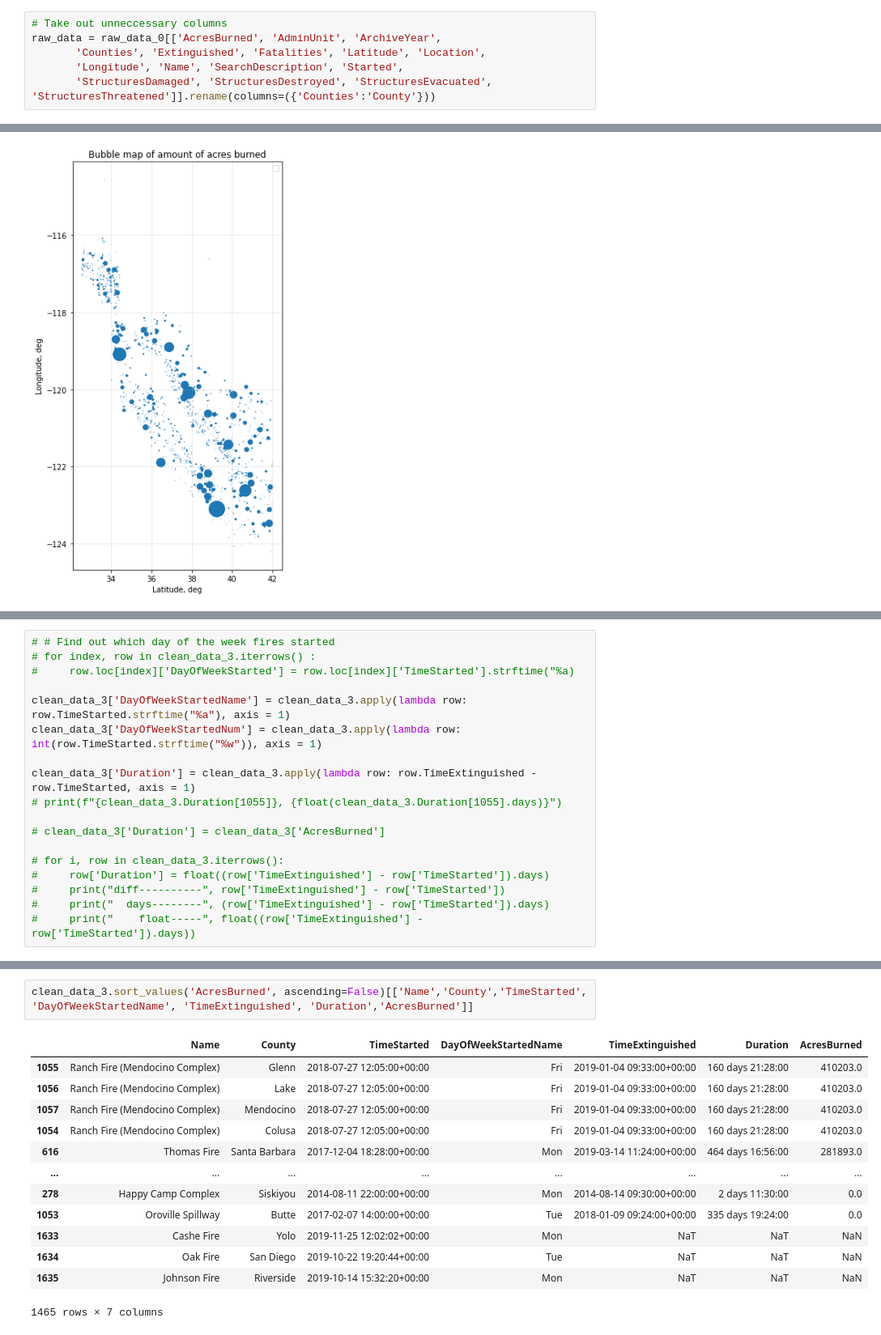
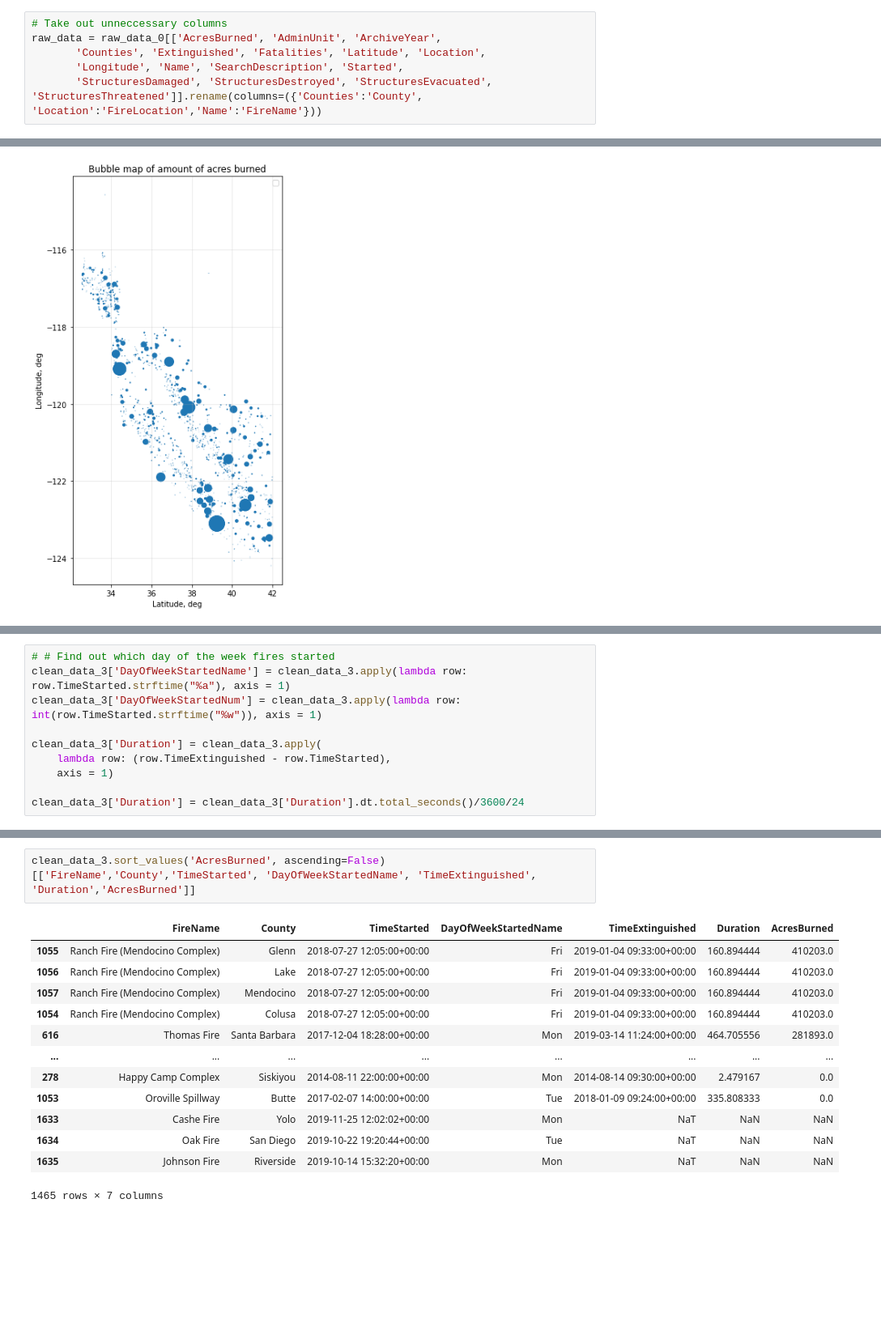
Before and after one commit to i-am-phoenix/project3, a Jupyter notebook: eda_IM.ipynb, the cells around one changed output, grey strips where cells are left out. Shown at 81% size. Cells and saved outputs as stored; diff of their text form; blank space fills up the shorter version.

Commit message:
finished ETL activities, cnverted data to geoJSON

```diff
--- a/eda_IM.ipynb
+++ b/eda_IM.ipynb
@@ -57,7 +57,7 @@ Index(['AcresBurned', 'Active', 'AdminUnit', 'AirTankers', 'ArchiveYear',
 raw_data = raw_data_0[['AcresBurned', 'AdminUnit', 'ArchiveYear',
        'Counties', 'Extinguished', 'Fatalities', 'Latitude', 'Location',
        'Longitude', 'Name', 'SearchDescription', 'Started',
-       'StructuresDamaged', 'StructuresDestroyed', 'StructuresEvacuated', 'StructuresThreatened']].rename(columns=({'Counties':'County'}))
+       'StructuresDamaged', 'StructuresDestroyed', 'StructuresEvacuated', 'StructuresThreatened']].rename(columns=({'Counties':'County', 'Location':'FireLocation','Name':'FireName'}))
 # %%
 # Review all column stats
 raw_data.describe(include="all")
@@ -201,22 +201,14 @@ See the caveats in the documentation: https://pandas.pydata.org/pandas-docs/stab
 | 1060 | Camp Fire | Butte | 2018-11-08T06:33:00Z | 2018-11-08 06:33:00+00:00 | 2018-11-25T08:00:00Z | 2018-11-25 08:00:00+00:00 | 153336.0 |
 # %%
 # # Find out which day of the week fires started
-# for index, row in clean_data_3.iterrows() :
-#     row.loc[index]['DayOfWeekStarted'] = row.loc[index]['TimeStarted'].strftime("%a)
-
 clean_data_3['DayOfWeekStartedName'] = clean_data_3.apply(lambda row: row.TimeStarted.strftime("%a"), axis = 1)
 clean_data_3['DayOfWeekStartedNum'] = clean_data_3.apply(lambda row: int(row.TimeStarted.strftime("%w")), axis = 1)
 
-clean_data_3['Duration'] = clean_data_3.apply(lambda row: row.TimeExtinguished - row.TimeStarted, axis = 1)
-# print(f"{clean_data_3.Duration[1055]}, {float(clean_data_3.Duration[1055].days)}")
+clean_data_3['Duration'] = clean_data_3.apply(
+    lambda row: (row.TimeExtinguished - row.TimeStarted),
+    axis = 1)
 
-# clean_data_3['Duration'] = clean_data_3['AcresBurned']
-
-# for i, row in clean_data_3.iterrows():
-#     row['Duration'] = float((row['TimeExtinguished'] - row['TimeStarted']).days)
-#     print("diff----------", row['TimeExtinguished'] - row['TimeStarted'])
-#     print("  days--------", (row['TimeExtinguished'] - row['TimeStarted']).days)
-#     print("    float-----", float((row['TimeExtinguished'] - row['TimeStarted']).days))
+clean_data_3['Duration'] = clean_data_3['Duration'].dt.total_seconds()/3600/24
 # %% [output]
 A value is trying to be set on a copy of a slice from a DataFrame.
 Try using .loc[row_indexer,col_indexer] = value instead
@@ -236,18 +233,18 @@ See the caveats in the documentation: https://pandas.pydata.org/pandas-docs/stab
 # %%
-clean_data_3.sort_values('AcresBurned', ascending=False)[['Name','County','TimeStarted', 'DayOfWeekStartedName', 'TimeExtinguished', 'Duration','AcresBurned']]
+clean_data_3.sort_values('AcresBurned', ascending=False)[['FireName','County','TimeStarted', 'DayOfWeekStartedName', 'TimeExtinguished', 'Duration','AcresBurned']]
 # %% [output]
-|  | Name | County | TimeStarted | DayOfWeekStartedName | TimeExtinguished | Duration | AcresBurned |
-| 1055 | Ranch Fire (Mendocino Complex) | Glenn | 2018-07-27 12:05:00+00:00 | Fri | 2019-01-04 09:33:00+00:00 | 160 days 21:28:00 | 410203.0 |
-| 1056 | Ranch Fire (Mendocino Complex) | Lake | 2018-07-27 12:05:00+00:00 | Fri | 2019-01-04 09:33:00+00:00 | 160 days 21:28:00 | 410203.0 |
-| 1057 | Ranch Fire (Mendocino Complex) | Mendocino | 2018-07-27 12:05:00+00:00 | Fri | 2019-01-04 09:33:00+00:00 | 160 days 21:28:00 | 410203.0 |
-| 1054 | Ranch Fire (Mendocino Complex) | Colusa | 2018-07-27 12:05:00+00:00 | Fri | 2019-01-04 09:33:00+00:00 | 160 days 21:28:00 | 410203.0 |
-| 616 | Thomas Fire | Santa Barbara | 2017-12-04 18:28:00+00:00 | Mon | 2019-03-14 11:24:00+00:00 | 464 days 16:56:00 | 281893.0 |
+|  | FireName | County | TimeStarted | DayOfWeekStartedName | TimeExtinguished | Duration | AcresBurned |
+| 1055 | Ranch Fire (Mendocino Complex) | Glenn | 2018-07-27 12:05:00+00:00 | Fri | 2019-01-04 09:33:00+00:00 | 160.894444 | 410203.0 |
+| 1056 | Ranch Fire (Mendocino Complex) | Lake | 2018-07-27 12:05:00+00:00 | Fri | 2019-01-04 09:33:00+00:00 | 160.894444 | 410203.0 |
+| 1057 | Ranch Fire (Mendocino Complex) | Mendocino | 2018-07-27 12:05:00+00:00 | Fri | 2019-01-04 09:33:00+00:00 | 160.894444 | 410203.0 |
+| 1054 | Ranch Fire (Mendocino Complex) | Colusa | 2018-07-27 12:05:00+00:00 | Fri | 2019-01-04 09:33:00+00:00 | 160.894444 | 410203.0 |
+| 616 | Thomas Fire | Santa Barbara | 2017-12-04 18:28:00+00:00 | Mon | 2019-03-14 11:24:00+00:00 | 464.705556 | 281893.0 |
 | ... | ... | ... | ... | ... | ... | ... | ... |
-| 278 | Happy Camp Complex | Siskiyou | 2014-08-11 22:00:00+00:00 | Mon | 2014-08-14 09:30:00+00:00 | 2 days 11:30:00 | 0.0 |
-| 1053 | Oroville Spillway | Butte | 2017-02-07 14:00:00+00:00 | Tue | 2018-01-09 09:24:00+00:00 | 335 days 19:24:00 | 0.0 |
-| 1633 | Cashe Fire | Yolo | 2019-11-25 12:02:02+00:00 | Mon | NaT | NaT | NaN |
-| 1634 | Oak Fire | San Diego | 2019-10-22 19:20:44+00:00 | Tue | NaT | NaT | NaN |
-| 1635 | Johnson Fire | Riverside | 2019-10-14 15:32:20+00:00 | Mon | NaT | NaT | NaN |
+| 278 | Happy Camp Complex | Siskiyou | 2014-08-11 22:00:00+00:00 | Mon | 2014-08-14 09:30:00+00:00 | 2.479167 | 0.0 |
+| 1053 | Oroville Spillway | Butte | 2017-02-07 14:00:00+00:00 | Tue | 2018-01-09 09:24:00+00:00 | 335.808333 | 0.0 |
+| 1633 | Cashe Fire | Yolo | 2019-11-25 12:02:02+00:00 | Mon | NaT | NaN | NaN |
+| 1634 | Oak Fire | San Diego | 2019-10-22 19:20:44+00:00 | Tue | NaT | NaN | NaN |
+| 1635 | Johnson Fire | Riverside | 2019-10-14 15:32:20+00:00 | Mon | NaT | NaN | NaN |
 1465 rows × 7 columns
 # %%
 # Extract count of fires starting on a given day of the week
```
Also changed, not shown: parts of 15 cells of this notebook, 6 other files.
